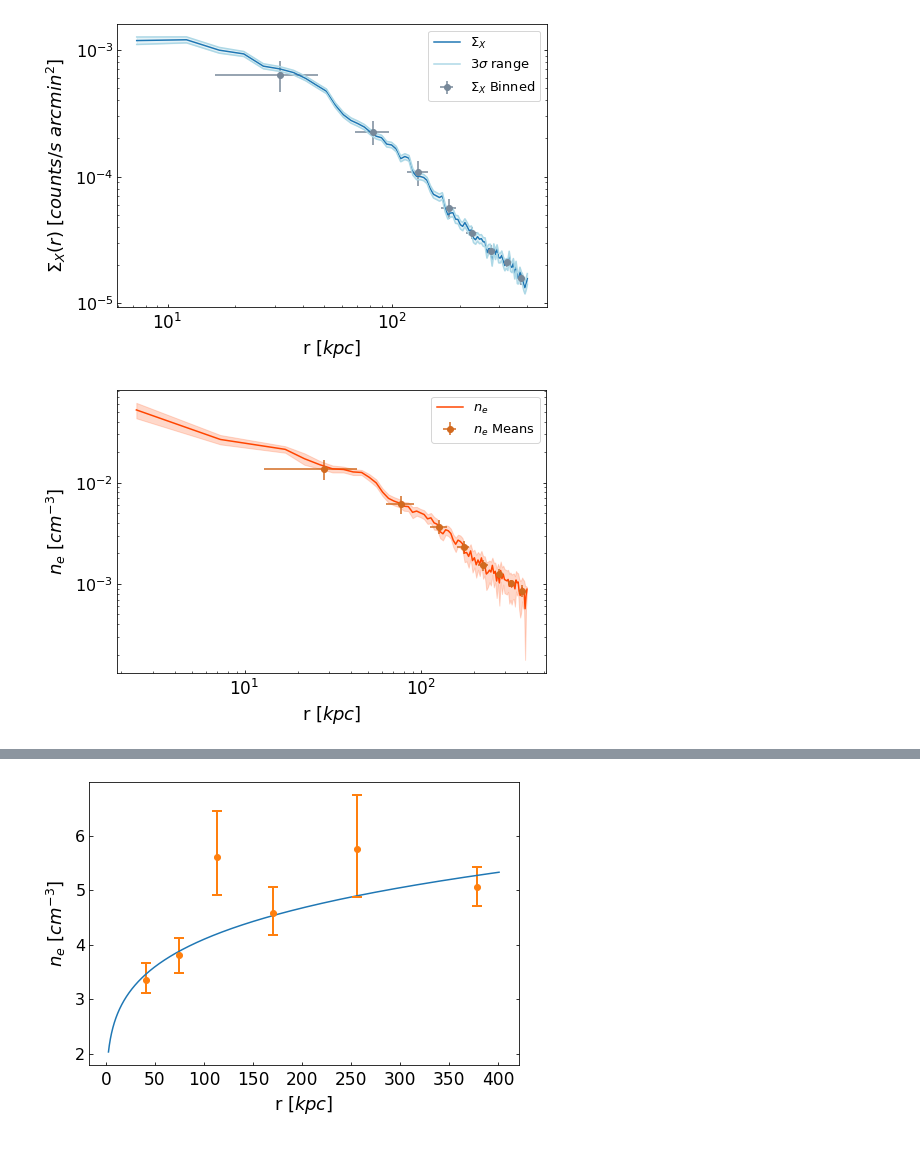
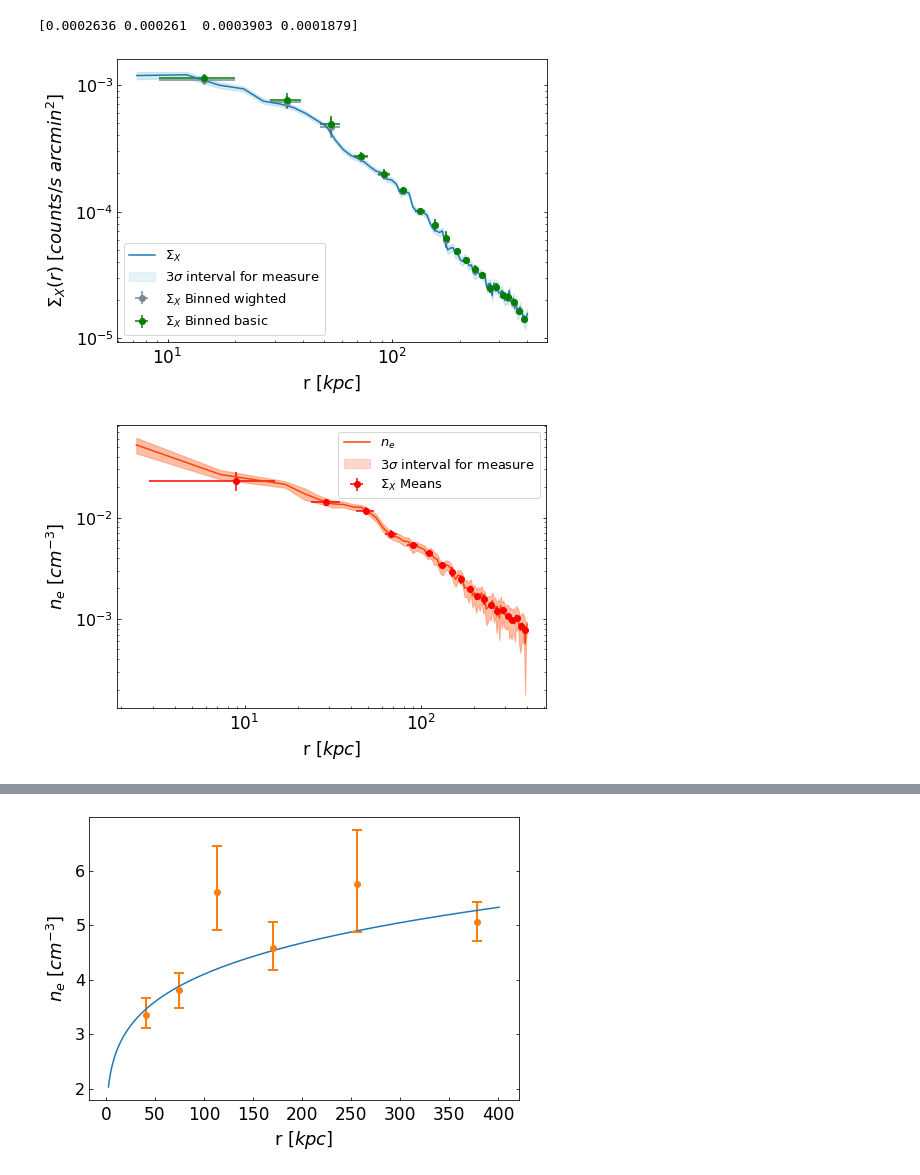
Before and after one commit to lorevannini/Cluster_exercise, a Jupyter notebook: Exrcise.ipynb, the cells around one changed output, grey strips where cells are left out. Cells and saved outputs as stored; diff of their text form; code cells hidden in the pictures.

```diff
--- a/Exrcise.ipynb
+++ b/Exrcise.ipynb
@@ -78,25 +101,26 @@ num_bins = 8
 # %%
+# Divide the range of the radius in n-bins
+r_edges = np.linspace(5, np.max(r_el), num_bins + 1)
 
-
-
-r_edges = np.linspace(np.min(r),np.max(r), num_bins + 1)
+# Assign bin indices
 bin_indices = np.digitize(r, r_edges) - 1
-
-r_means = np.array([r[bin_indices == i].mean() for i in range(num_bins)])
-r_stds = np.array([r[bin_indices == i].std() for i in range(num_bins)])
-r_edges = r_edges[:-1]
-SB_means = [SB[bin_indices == i].mean() for i in range(num_bins)]
-SB_stds = np.array([SB[bin_indices == i].std() for i in range(num_bins)])
+# Calculate the average of the bins to find where the center is
+r_SB = np.array([r[bin_indices == i].mean() for i in range(num_bins)])
+r_SB_stdv = np.array([r[bin_indices == i].std() for i in range(num_bins)])
 r_edges = r_edges[:-1]
 
+# Do the same with r_el
+r_edges_n = np.linspace(0, np.max(r_el), num_bins + 1)
+bin_indices = np.digitize(r_el, r_edges_n) - 1  # Corrected r_edges_el to r_edges_n
 
+r_n = np.array([r_el[bin_indices == i].mean() for i in range(num_bins)])
+r_n_stdv = np.array([r_el[bin_indices == i].std() for i in range(num_bins)])
+r_edges_n = r_edges_n[:-1]
 
-r_edges_el = np.linspace(np.min(r_el),np.max(r_el), num_bins + 1)
-bin_indices = np.digitize(r_el, r_edges_el) - 1
+# Calculate the mean for SB and n
+SB_basic = np.array([SB[bin_indices == i].mean() for i in range(num_bins)])  # Converted to numpy array
+n_basic = np.array([n[bin_indices == i].mean() for i in range(num_bins)])    # Converted to numpy array
 
-r_means_el = np.array([r_el[bin_indices == i].mean() for i in range(num_bins)])
-r_stds_el = np.array([r_el[bin_indices == i].std() for i in range(num_bins)])
-r_edges_el = r_edges_el[:-1]
-n_means = [n[bin_indices == i].mean() for i in range(num_bins)]
-n_stds = np.array([n[bin_indices == i].std() for i in range(num_bins)])
-r_edges_el = r_edges_el[:-1]
+# Calculate the standard deviation
+SB_stdv_basic = np.array([SB[bin_indices == i].std() for i in range(num_bins)])
+n_stdv_basic = np.array([n[bin_indices == i].std() for i in range(num_bins)])
@@ -158,36 +198,41 @@ bin_edges = bin_edges[:-1]
+# %%
+print(n_errors_bin )
+# %% [output]
+[0.0002636 0.000261  0.0003903 0.0001879]
 # %%
 plt.figure(figsize=(7.7, 5.2))
 plt.plot(r, SB , label='$\Sigma_X$')
-plt.plot(r, SB_min, color="lightblue", label='3$\sigma$ range')
-plt.plot(r, SB_max, color="lightblue")
- # Line plot with error bars
-plt.errorbar(r_means, SB_means2, yerr=SB_stds2, xerr=r_stds, fmt='o', color='lightslategray', label='$\Sigma_X$ Binned')  # Scatter plot with error bars
-#plt.errorbar(r_means, SB_means, yerr=SB_stds, xerr=r_stds, fmt='o', color='red', label='$\Sigma_X$ Binned')
+plt.fill_between(r, SB_min, SB_max, color="lightblue", alpha=0.3, label='3$\sigma$ interval for measure')
+    # Line plot with error bars
+plt.errorbar(r_SB, SB_main, yerr=SB_stdv, xerr=r_SB_stdv, fmt='o', color='lightslategray', label='$\Sigma_X$ Binned wighted')  # Scatter plot with error barsà
+plt.errorbar(r_SB, SB_basic, yerr=SB_stdv_basic, xerr=r_SB_stdv, fmt='o', color='green', label='$\Sigma_X$ Binned basic')
 plt.xscale('log')
 plt.yscale('log')
 
 plt.xticks(fontsize=17)
 plt.yticks(fontsize=16)
 plt.tick_params(axis='x', which='both', direction='in', pad=6)  # Adjust pad to move x tick labels lower
 plt.tick_params(axis='y', which='both', direction='in')
 plt.fill_between(r, SB_min, SB_max, color="lightblue", alpha=0.3)
 
 plt.xlabel('r $[kpc]$', fontsize=18, labelpad=5)
 plt.ylabel(r'$\Sigma_X(r)$ [$counts/s$ $arcmin^2$]', fontsize=18,labelpad=7)
 plt.tick_params(axis='both', direction='in', which='both')
 ax = plt.gca()  # Get the current axes
 ax.yaxis.set_ticks_position('both')  # Show ticks on both sides
 ax.tick_params(axis='y', which='both', direction='in')
 plt.legend(fontsize=13)
 
 plt.show()
 # %% [output]
-[figure, old version]
+[figure, new version]
 # %%
 plt.figure(figsize=(7.7, 5.2))
 plt.plot(r_el, n,  label='$n_e$', color="orangered")
-#plt.errorbar(r_means_el, n_means, yerr=n_stds, xerr=r_stds_el, fmt='o', color='red', label='$\Sigma_X$ Means')
-plt.errorbar(r_means_el, n_means2, yerr=n_stds2, xerr=r_stds_el, fmt='o', color='chocolate', label='$n_e$ Means')
+plt.fill_between(r_el, n_min, n_max, color="coral", alpha=0.3, label='3$\sigma$ interval for measure')
+
+plt.errorbar(r_n, n_main, yerr=n_stdv, xerr=r_n_stdv, fmt='o', color='red', label='$\Sigma_X$ Means')
+#plt.errorbar(r_means_el, n_means2, yerr=n_stds2, xerr=r_stds_el, fmt='o', color='chocolate', label='$n_e$ Means')
 plt.xscale('log')
 plt.yscale('log')
 plt.fill_between(r_el, n_min, n_max, color="coral", alpha=0.3)
@@ -207,7 +252,7 @@ plt.legend(fontsize=13)
 
 plt.show()
 # %% [output]
-[figure, old version]
+[figure, new version]
 # %%
 def beta_bright(b, I, r, beta):
     return I*np.power((1+(b/r)**2), 1/2-3*beta)
```
Also changed, not shown: parts of 38 cells of this notebook.
